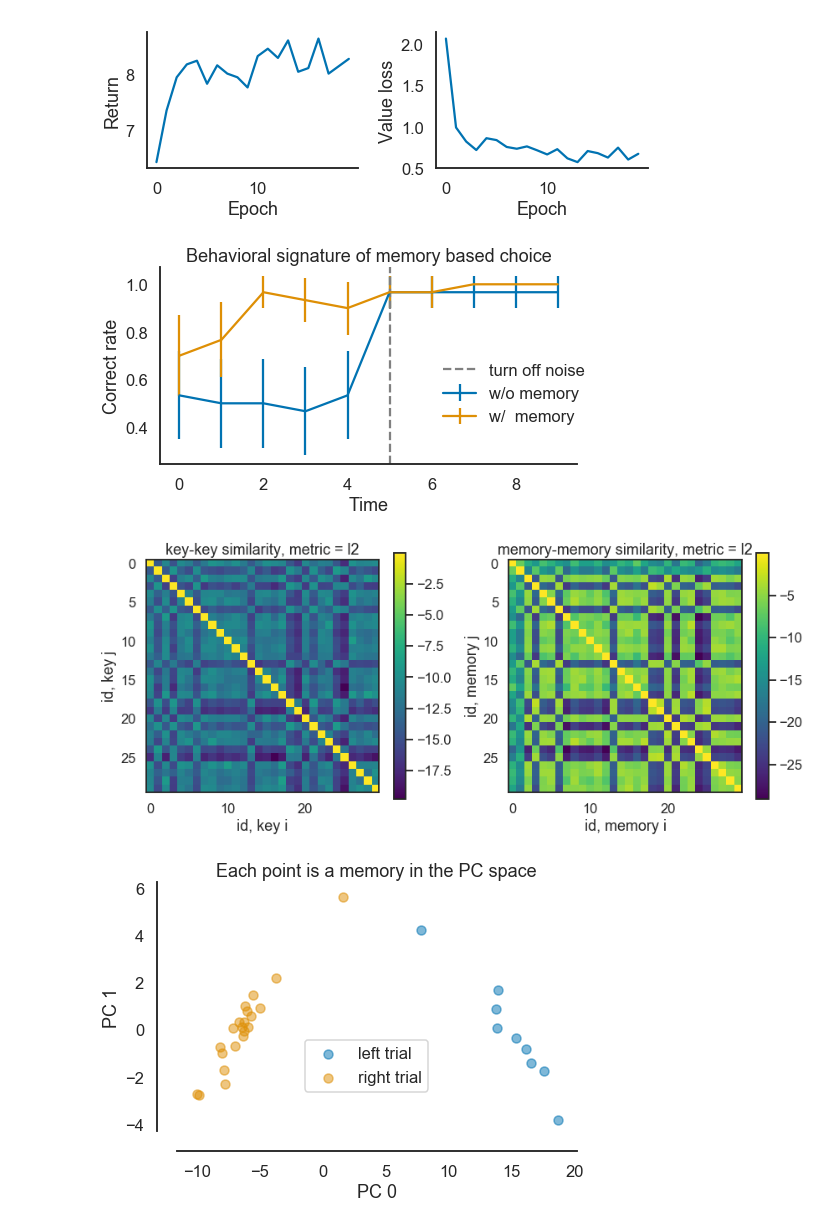
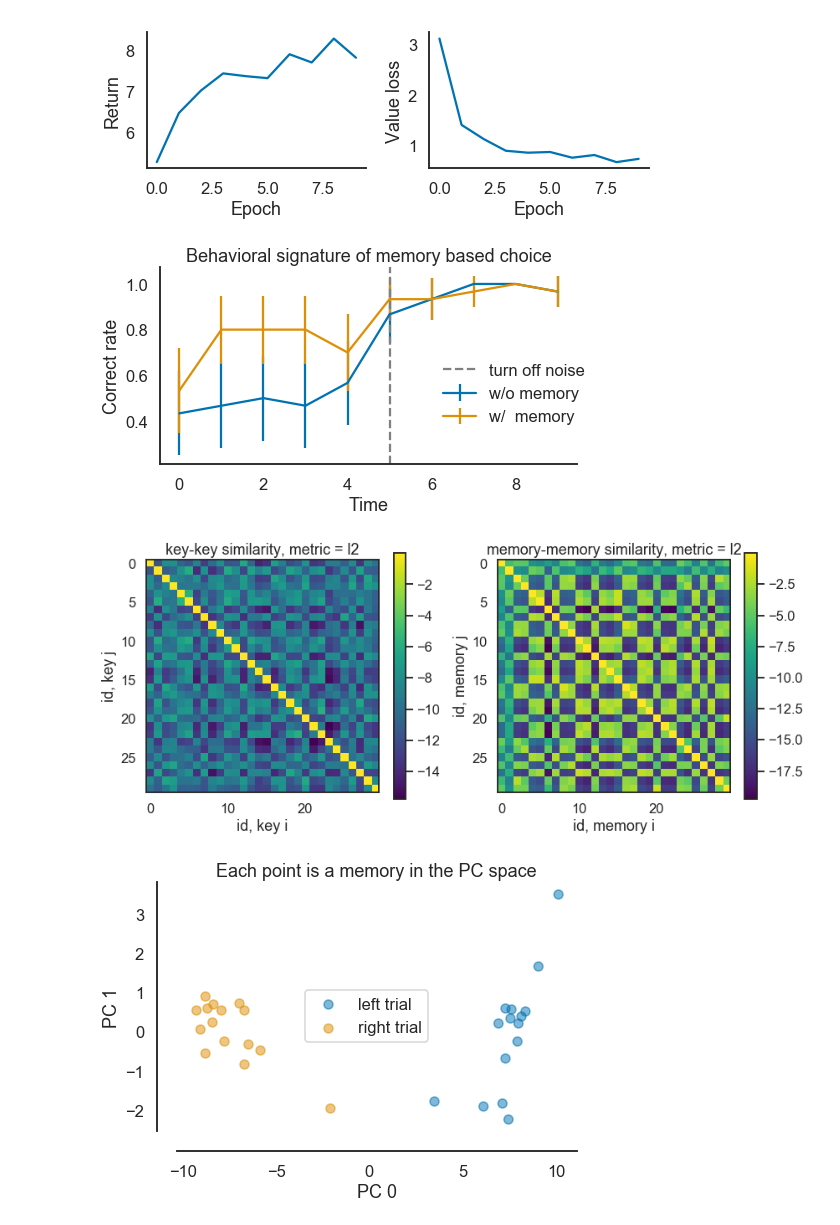
Before and after one commit to qihongl/dnd-lstm, a Jupyter notebook: src/contextual-choice.ipynb, the cells around one changed output. Drawn from its saved outputs; the diff is of its cells as text; code cells hidden in the pictures.

```diff
--- a/src/contextual-choice.ipynb
+++ b/src/contextual-choice.ipynb
@@ -26,7 +26,7 @@ T = 10
 # after `tp_corrupt`, turn off the noise
 t_noise_off = 5
 # input/output/hidden/memory dim
-vec_dim = 32
+vec_dim = 16
 task = ContextualChoiceTask(vec_dim=vec_dim, T=T, t_noise_off=t_noise_off)
 
 # num unique training examples in one epoch
@@ -47,12 +47,12 @@ K.size: torch.Size([60, 10, 32]), M x T x V x dummy_dim
 Y.size: torch.Size([60, 10]), M x T x V x dummy_dim
 # %%
 # set params
-n_hidden = 32
+n_hidden = 16
 dim_hidden = n_hidden
 dim_output = 2
-dict_len = 100
+dict_len = 50
 learning_rate = 1e-3
-n_epochs = 20
+n_epochs = 10
 eta = 0
 
 # init model and hidden state.
@@ -166,7 +156,7 @@ axes[1].set_xlabel('Epoch')
 sns.despine()
 f.tight_layout()
 # %% [output]
-[figure, old version]
+[figure, new version]
 # %%
 '''analysis'''
 
@@ -189,7 +179,7 @@ f.legend(frameon=False, bbox_to_anchor=(1, .6))
 sns.despine()
 f.tight_layout()
 # %% [output]
-[figure, old version]
+[figure, new version]
 # %%
 '''visualize keys and values'''
 dmat_mm = np.zeros((len(agent.dnd.keys), len(agent.dnd.keys)))
@@ -218,9 +208,8 @@ for i, ax in enumerate(axes):
         f'{labels[i]}-{labels[i]} similarity, metric = {agent.dnd.kernel}')
 f.tight_layout()
 # %% [output]
-[figure, old version]
+[figure, new version]
 # %%
-
 # organize the values to a numpy array, #memories x mem_dim
 all_keys = np.vstack(
     [agent.dnd.keys[i].data.numpy() for i in range(len(agent.dnd.keys))])
@@ -231,36 +220,36 @@ all_ys = Y[:M, 0].numpy()
 # embed the memory to PC space
 pca = PCA(n_components=10)
 all_vals_pca = pca.fit_transform(all_vals)
 # pick pcs
 pc_x = 0
 pc_y = 1
 
 # plot
 f, ax = plt.subplots(1, 1, figsize=(7, 5))
 for y_val in np.unique(all_ys):
     y_mask = all_ys == y_val
     ax.scatter(
         all_vals_pca[y_mask, pc_x],
         all_vals_pca[y_mask, pc_y],
         marker='o', alpha=.5,
     )
 ax.set_title(f'Each point is a memory in the PC space')
 ax.set_xlabel(f'PC {pc_x}')
 ax.set_ylabel(f'PC {pc_y}')
-ax.legend(['left trial', 'right trial'], bbox_to_anchor=(.65, .4))
+ax.legend(['left trial', 'right trial'], bbox_to_anchor=(.65, .6))
 sns.despine(offset=20)
 f.tight_layout()
-f.savefig('../figs/pc-v.png', dpi=100, bbox_inches='tight')
+# f.savefig('../figs/pc-v.png', dpi=100, bbox_inches='tight')
 
 # f, ax = plt.subplots(1, 1, figsize=(6, 4))
 # ax.plot(np.cumsum(pca.explained_variance_ratio_))
 # ax.set_title('cumulative variance explained')
 # ax.set_xlabel('#PCs')
 # ax.set_ylabel('% var explained')
 # sns.despine()
 # f.tight_layout()
 # %% [output]
-[figure, old version]
+[figure, new version]
 # %%
 # mean_rgate = np.mean(log_rgate, axis=-1)
 
```
Also changed, not shown: parts of 2 cells of this notebook.
